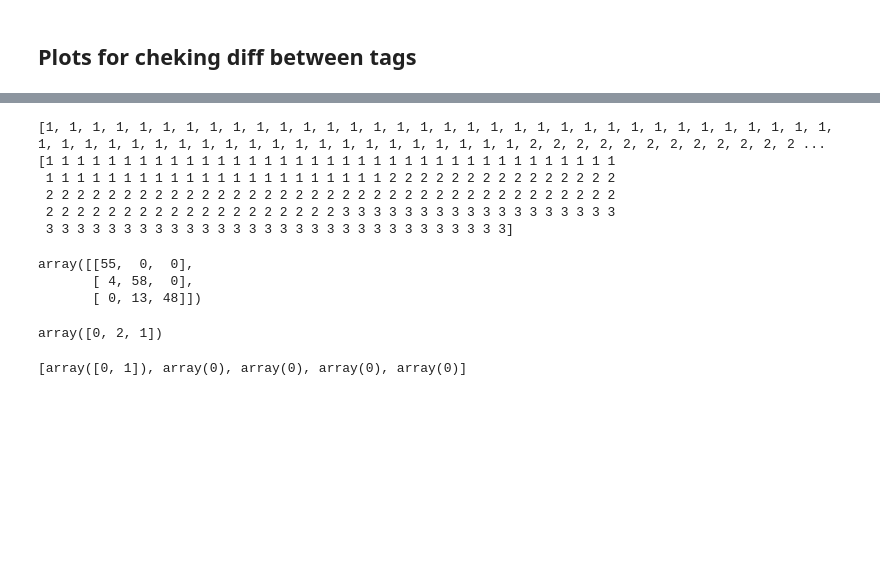
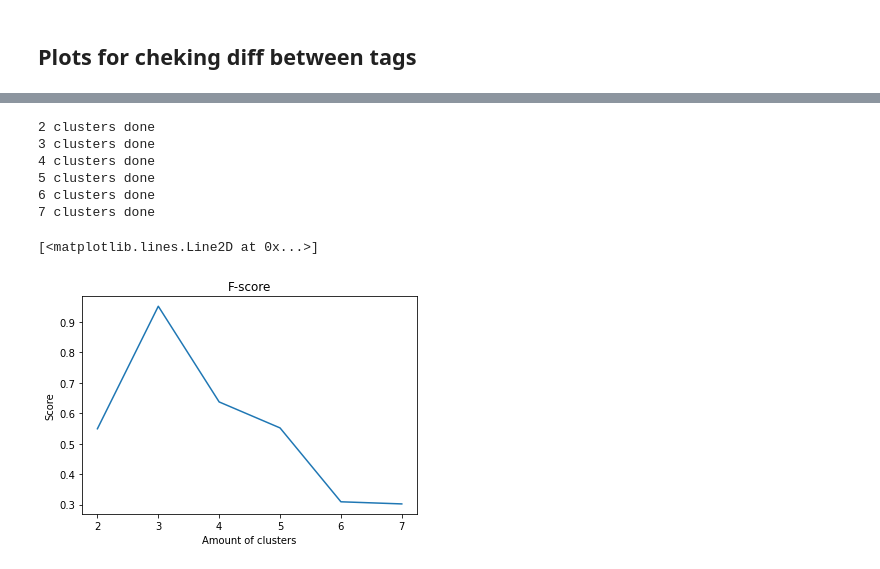
Before and after one commit to DubKoldun/university-courses, a Jupyter notebook: MachineLearning/Clust/Clust.ipynb, the cells around one changed output, grey strips where cells are left out. Cells and saved outputs as stored; diff of their text form; code cells hidden in the pictures; blank space fills up the shorter version.

```diff
--- a/MachineLearning/Clust/Clust.ipynb
+++ b/MachineLearning/Clust/Clust.ipynb
@@ -180,22 +155,35 @@ plt.show()
-# %%
-confusion_matrix(preds, classes)
-# %% [output]
-[1, 1, 1, 1, 1, 1, 1, 1, 1, 1, 1, 1, 1, 1, 1, 1, 1, 1, 1, 1, 1, 1, 1, 1, 1, 1, 1, 1, 1, 1, 1, 1, 1, 1, 1, 1, 1, 1, 1, 1, 1, 1, 1, 1, 1, 1, 1, 1, 1, 1, 1, 1, 1, 1, 1, 2, 2, 2, 2, 2, 2, 2, 2, 2, 2, 2, 2 ...
-[1 1 1 1 1 1 1 1 1 1 1 1 1 1 1 1 1 1 1 1 1 1 1 1 1 1 1 1 1 1 1 1 1 1 1 1 1
- 1 1 1 1 1 1 1 1 1 1 1 1 1 1 1 1 1 1 1 1 1 1 2 2 2 2 2 2 2 2 2 2 2 2 2 2 2
- 2 2 2 2 2 2 2 2 2 2 2 2 2 2 2 2 2 2 2 2 2 2 2 2 2 2 2 2 2 2 2 2 2 2 2 2 2
- 2 2 2 2 2 2 2 2 2 2 2 2 2 2 2 2 2 2 2 3 3 3 3 3 3 3 3 3 3 3 3 3 3 3 3 3 3
- 3 3 3 3 3 3 3 3 3 3 3 3 3 3 3 3 3 3 3 3 3 3 3 3 3 3 3 3 3 3]
-array([[55,  0,  0],
-       [ 4, 58,  0],
-       [ 0, 13, 48]])
-# %%
-np.append(np.array([0,2]),1)
-# %% [output]
-array([0, 2, 1])
-# %%
-cluster_inds = [np.array(0) for _ in range(5)]
-cluster_inds[0] = np.append(cluster_inds[0],1)
-cluster_inds
-# %% [output]
-[array([0, 1]), array(0), array(0), array(0), array(0)]
+# %%
+iters = 100
+sizes = [i for i in range(2,8)]
+best_fscores = [float('-inf') for _ in range(0,6)]
+best_clusters = [NotImplemented for _ in range(0,6)]
+
+
+for size in sizes:
+    for i in range(iters):
+        clusts, inds = k_means(objects, k=size)
+        predicted = get_preds(clusts, inds)
+        fscore = f1_score(classes, predicted, average='macro')
+
+        if best_fscores[size-2] < fscore:
+            best_fscores[size-2] = fscore
+            best_clusters[size-2] = dif_ds_by_class(objects_embedded, predicted, size)
+
+        # print(i)
+
+    print("{0} clusters done".format(size))
+# %% [output]
+2 clusters done
+3 clusters done
+4 clusters done
+5 clusters done
+6 clusters done
+7 clusters done
+# %%
+plt.xlabel("Amount of clusters")
+plt.ylabel("Score")
+plt.title("F-score")
+plt.plot(sizes, best_fscores)
+# %% [output]
+[<matplotlib.lines.Line2D at 0x...>]
+[figure, added]
```
Also changed, not shown: parts of 9 cells of this notebook.
